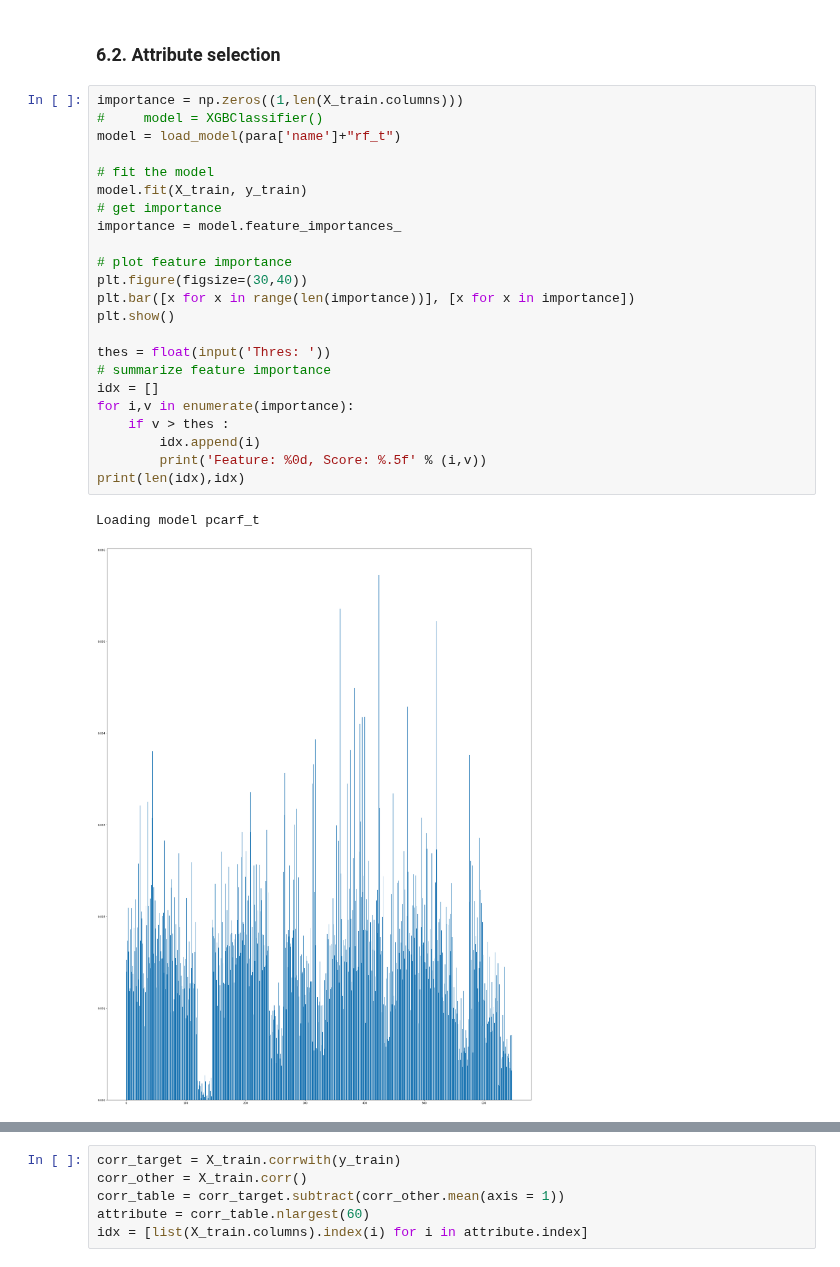
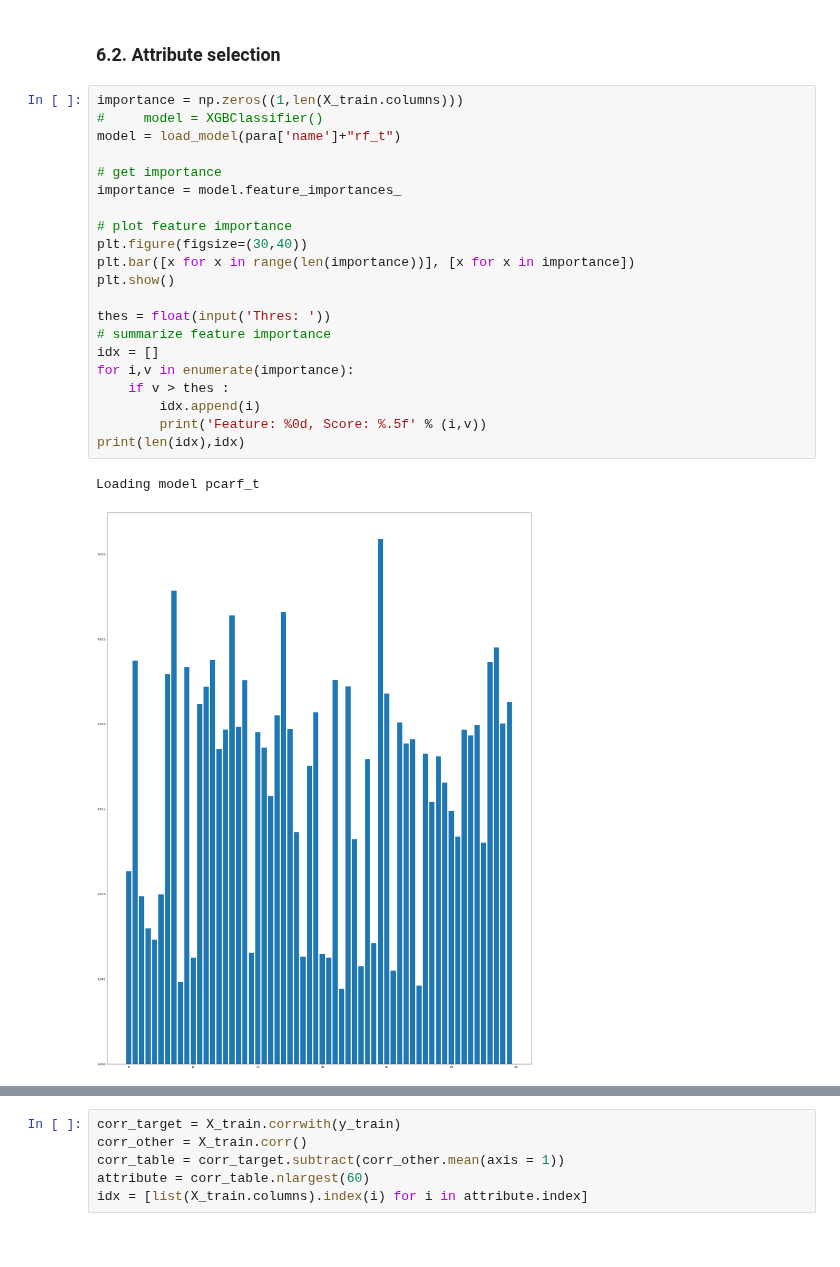
Before and after one commit to minhngt62/ds-epl-matches, a Jupyter notebook: notebooks/04.5_short_modelling.ipynb, the cells around one changed output, grey strips where cells are left out. Drawn from its saved outputs; the diff is of its cells as text.

```diff
--- a/notebooks/04.5_short_modelling.ipynb
+++ b/notebooks/04.5_short_modelling.ipynb
@@ -322,26 +322,24 @@ X_train
 # %%
 importance = np.zeros((1,len(X_train.columns)))
 #     model = XGBClassifier()
 model = load_model(para['name']+"rf_t")
 
-# fit the model
-model.fit(X_train, y_train)
 # get importance
 importance = model.feature_importances_
 
 # plot feature importance
 plt.figure(figsize=(30,40))
 plt.bar([x for x in range(len(importance))], [x for x in importance])
 plt.show()
 
 thes = float(input('Thres: '))
 # summarize feature importance
 idx = []
 for i,v in enumerate(importance):
     if v > thes :
         idx.append(i)
         print('Feature: %0d, Score: %.5f' % (i,v))
 print(len(idx),idx)
 # %% [output]
 Loading model pcarf_t
-[figure, old version]
+[figure, new version]
```
Also changed, not shown: parts of 25 cells of this notebook, 14 other files.
